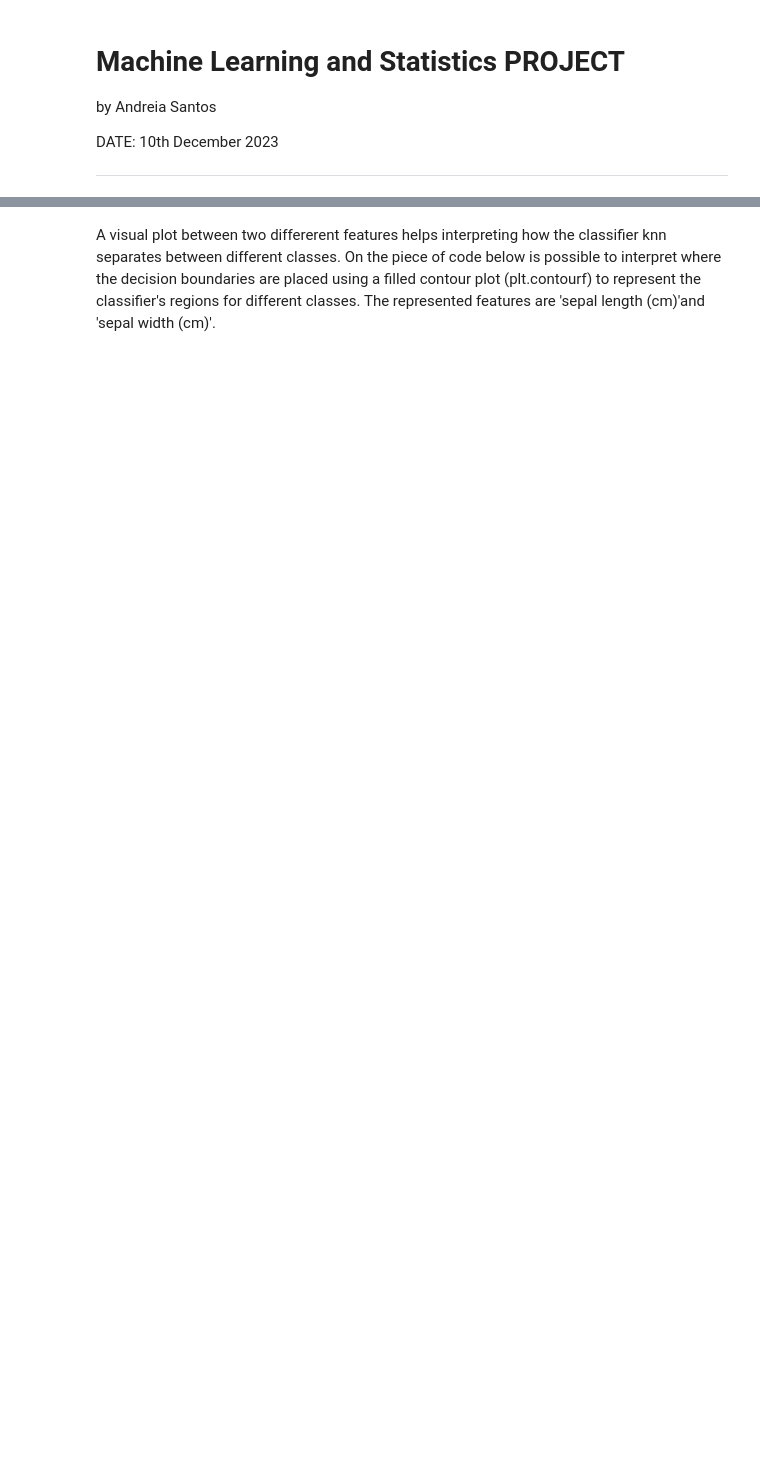
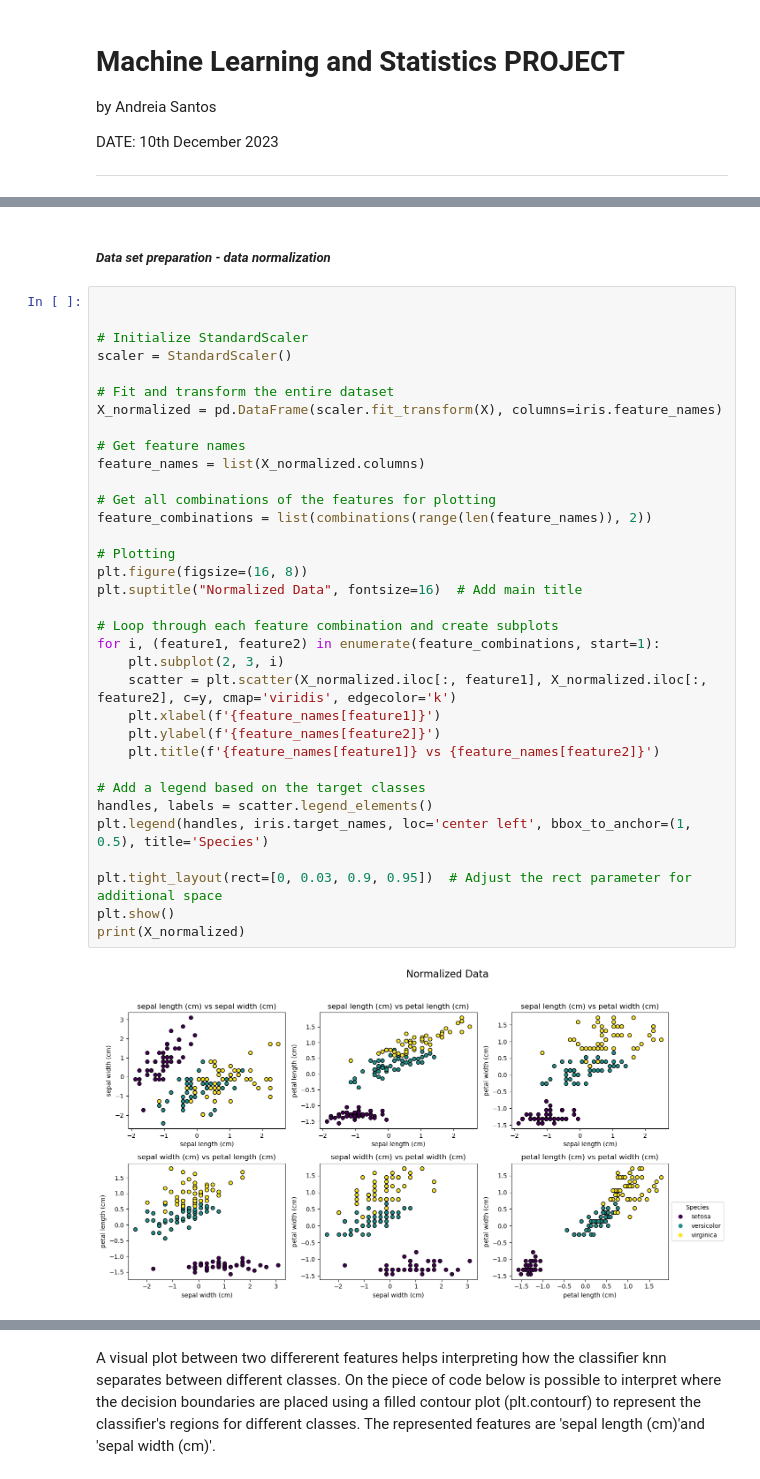
Before and after one commit to andreiandrade7/MACHINE-LEARNING-AND-STATISTICS, a Jupyter notebook: project.ipynb, the cells around one changed output, grey strips where cells are left out. Saved outputs shown, nothing was run; the diff lists cells and outputs as text; blank space fills up the shorter version.

```diff
--- a/project.ipynb
+++ b/project.ipynb
@@ -149,0 +182,38 @@ Name: class, Length: 150, dtype: int32
+# %% [markdown]
+#####  _Data set preparation - data normalization_
+# %%
+
+
+# Initialize StandardScaler
+scaler = StandardScaler()
+
+# Fit and transform the entire dataset
+X_normalized = pd.DataFrame(scaler.fit_transform(X), columns=iris.feature_names)
+
+# Get feature names
+feature_names = list(X_normalized.columns)
+
+# Get all combinations of the features for plotting
+feature_combinations = list(combinations(range(len(feature_names)), 2))
+
+# Plotting
+plt.figure(figsize=(16, 8))
+plt.suptitle("Normalized Data", fontsize=16)  # Add main title
+
+# Loop through each feature combination and create subplots
+for i, (feature1, feature2) in enumerate(feature_combinations, start=1):
+    plt.subplot(2, 3, i)
+    scatter = plt.scatter(X_normalized.iloc[:, feature1], X_normalized.iloc[:, feature2], c=y, cmap='viridis', edgecolor='k')
+    plt.xlabel(f'{feature_names[feature1]}')
+    plt.ylabel(f'{feature_names[feature2]}')
+    plt.title(f'{feature_names[feature1]} vs {feature_names[feature2]}')
+
+# Add a legend based on the target classes
+handles, labels = scatter.legend_elements()
+plt.legend(handles, iris.target_names, loc='center left', bbox_to_anchor=(1, 0.5), title='Species')
+
+plt.tight_layout(rect=[0, 0.03, 0.9, 0.95])  # Adjust the rect parameter for additional space
+plt.show()
+print(X_normalized)
+# %% [output]
+[figure, added]
```
Also changed, not shown: parts of 53 cells of this notebook, 6 other files.
